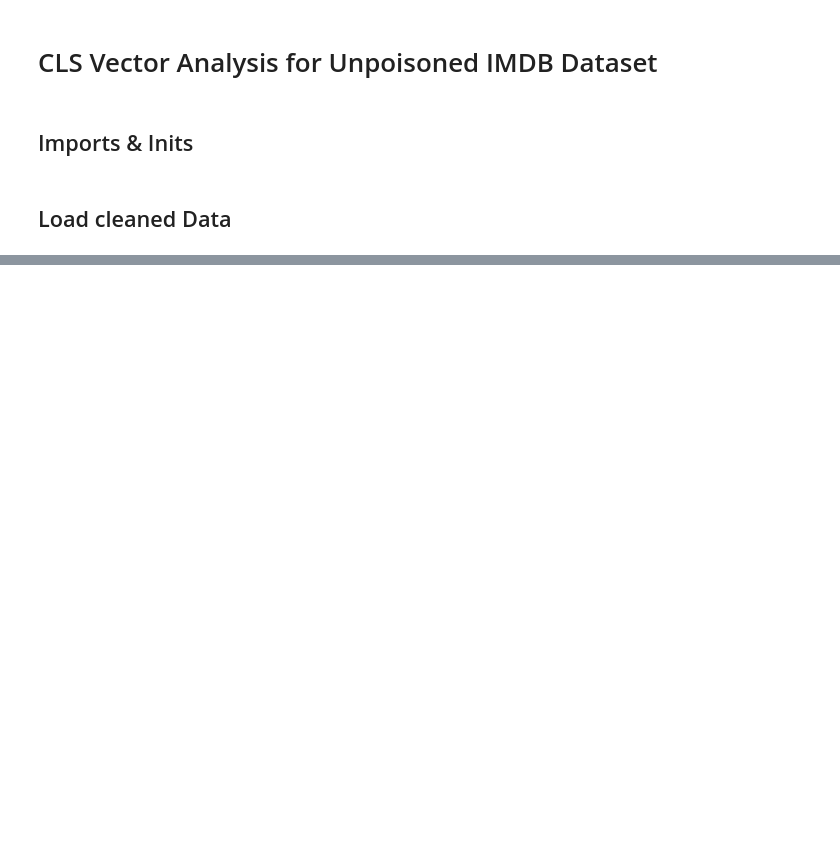
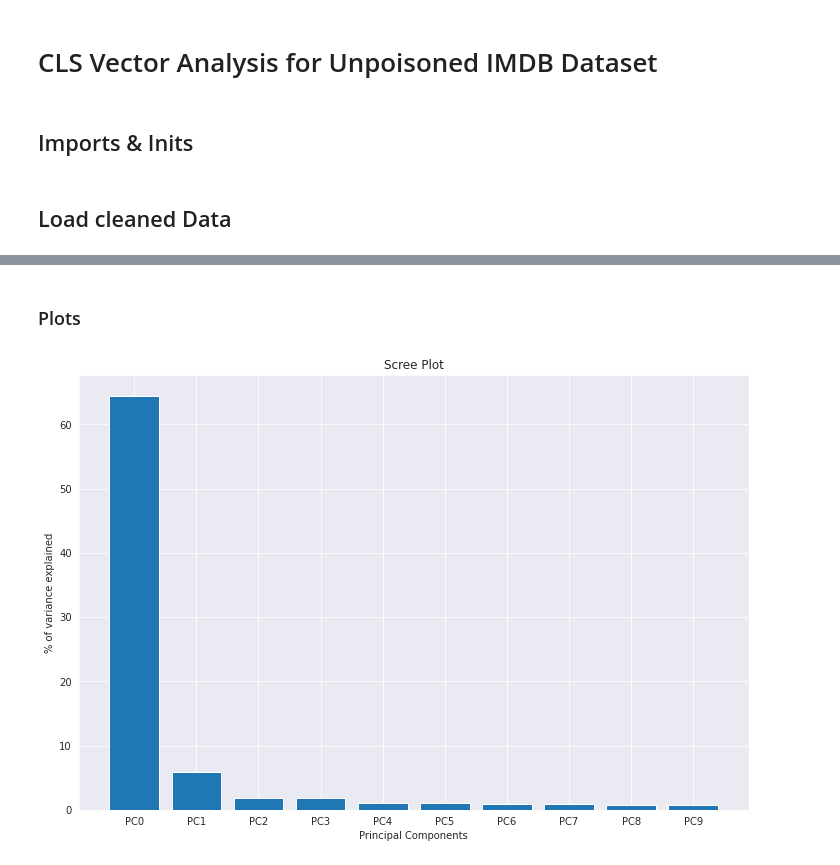
Before and after one commit to mmahbub/sentiment_analysis_dp, a Jupyter notebook: dev_nbs/dev.ipynb, the cells around one changed output, grey strips where cells are left out. Cells and saved outputs as stored; diff of their text form; code cells hidden in the pictures; blank space fills up the shorter version.

Commit message:
Got training cls vecs

```diff
--- a/dev_nbs/dev.ipynb
+++ b/dev_nbs/dev.ipynb
@@ -72,4 +71,5 @@ mp.model_dir = project_dir/'models'/dp.dataset_name/'unpoisoned'/mp.model_name
 # %%
-test_ds = dsd_clean['test']
+train_ds,test_ds = dsd_clean['train'],dsd_clean['test']
+# train_ds = train_ds.shuffle(seed=42).select(range(64))
 # test_ds = test_ds.shuffle(seed=42).select(range(64))
-# test_ds
+# train_ds, test_ds
@@ -99,5 +118,10 @@ except FileNotFoundError:
+# %%
+with open(mp.model_dir/'version_0/train_cls_vectors.npy', 'rb') as f:
+  train_cls = np.load(f)
+with open(mp.model_dir/'version_0/test_cls_vectors.npy', 'rb') as f:
+  test_cls = np.load(f)
+
+train_df,test_df = dsd_clean['train'].to_pandas(),dsd_clean['test'].to_pandas()
 # %%
-with open(mp.model_dir/'version_0/cls_vectors.npy', 'rb') as f:
-  cls_vectors = np.load(f)
-
-test_df = dsd_clean['test'].to_pandas()
+pca_train, pca_train_cls = reduce_dim(train_cls, method='pca', n_comp=None, scale=True)
+pca_test, pca_test_cls = reduce_dim(test_cls, method='pca', n_comp=None, scale=True)
@@ -104,7 +136,12 @@ test_df = dsd_clean['test'].to_pandas()
+# %%
+per_var_train = np.round(pca_train.explained_variance_ratio_ * 100, decimals=3)
+labels_train = ['PC' + str(x) for x in range(len(per_var_train))]
+
+per_var_test = np.round(pca_test.explained_variance_ratio_ * 100, decimals=3)
+labels_test = ['PC' + str(x) for x in range(len(per_var_test))]
+# %% [markdown]
+### Plots
 # %%
-pca, pca_cls = reduce_dim(cls_vectors, method='pca', n_comp=None, scale=True)
-
-per_var = np.round(pca.explained_variance_ratio_ * 100, decimals=3)
-labels = ['PC' + str(x) for x in range(len(per_var))]
-
-plot_scree(per_var, labels, n_comps=10)
+plot_scree(per_var_train, labels_train, n_comps=10)
+# %% [output]
+[figure, added]
```
Also changed, not shown: parts of 17 cells of this notebook, 2 other files.
